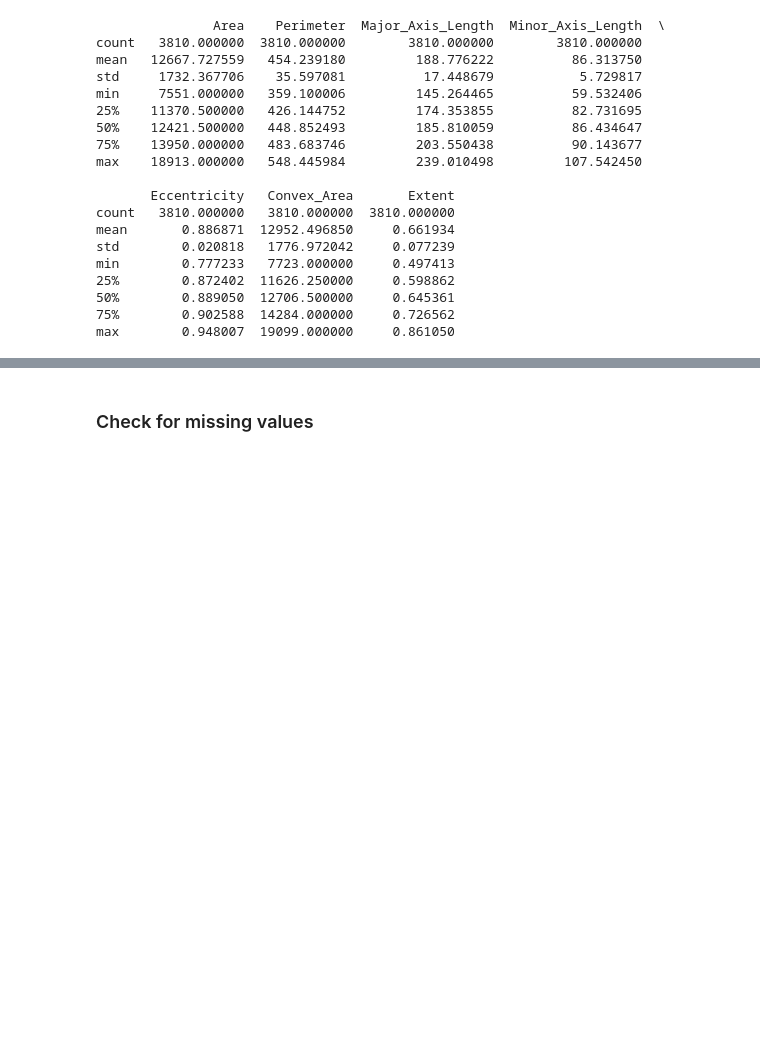
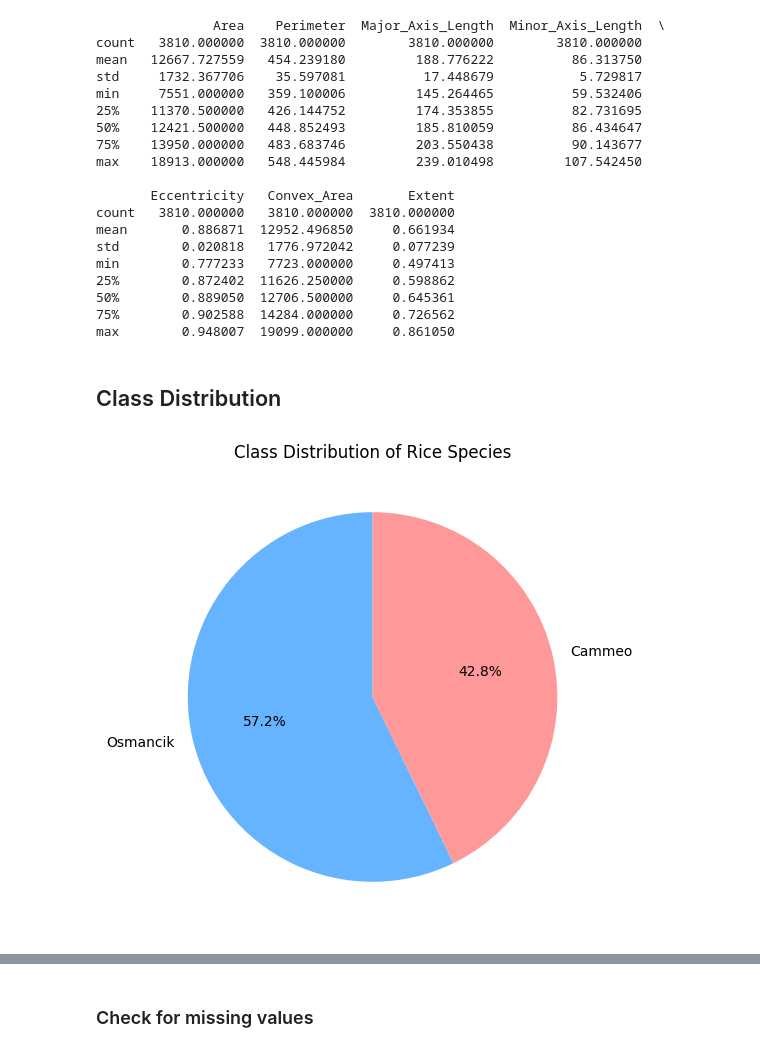
Before and after one commit to Ayushi-Manjapara/CSCI218-Rice-Classification-Grp-14, a Jupyter notebook: AI-Grp14-Code.ipynb, the cells around one changed output, grey strips where cells are left out. Cells and saved outputs as stored; diff of their text form; code cells hidden in the pictures; blank space fills up the shorter version.

```diff
--- a/AI-Grp14-Code.ipynb
+++ b/AI-Grp14-Code.ipynb
@@ -122,3 +119,19 @@ min        0.777233   7723.000000     0.497413
 50%        0.889050  12706.500000     0.645361
 75%        0.902588  14284.000000     0.726562
 max        0.948007  19099.000000     0.861050
+# %% [markdown]
+## Class Distribution
+# %%
+# Class distribution
+class_counts = y['Class'].value_counts()
+
+plt.figure(figsize=(6,6))
+plt.pie(class_counts,
+        labels=class_counts.index,
+        autopct='%1.1f%%',
+        startangle=90,
+        colors=['#66b3ff','#ff9999'])
+plt.title('Class Distribution of Rice Species')
+plt.show()
+# %% [output]
+[figure, added]
```
Also changed, not shown: parts of 15 cells of this notebook.
